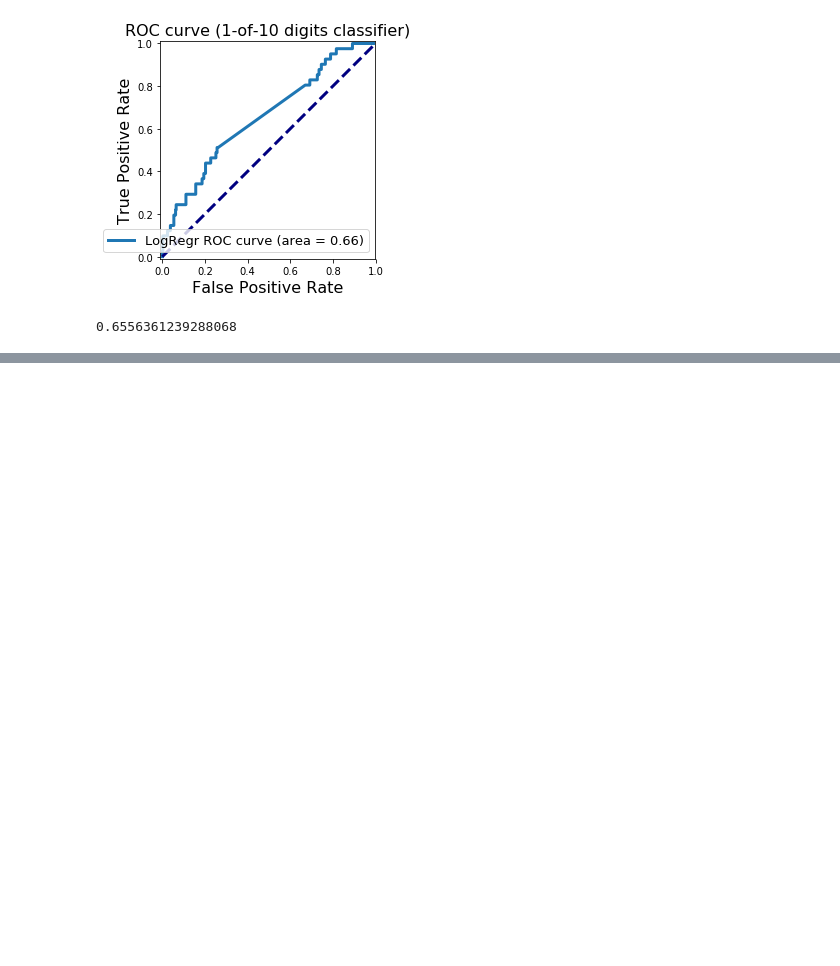
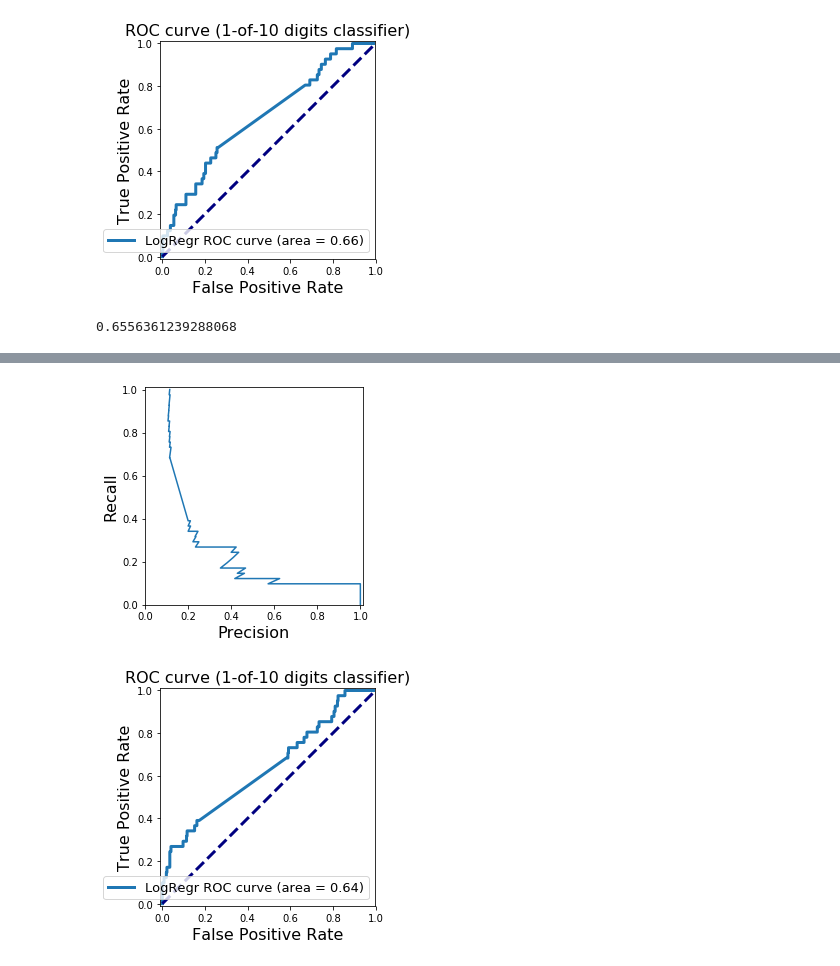
Before and after one commit to NCBI-Codeathons/NOVEL-CLINICAL-PREDICTION-APPROACHES-TO-MANAGING-CARE-FOR-ACUTE-PULMONARY-EMBOLISM-PATIENTS, a Jupyter notebook: PLian_share.ipynb, the cells around one changed output, grey strips where cells are left out. Saved outputs shown, nothing was run; the diff lists cells and outputs as text; code cells hidden in the pictures; blank space fills up the shorter version.

```diff
--- a/PLian_share.ipynb
+++ b/PLian_share.ipynb
@@ -249,0 +393,29 @@ roc_auc
+# %%
+import matplotlib.pyplot as plt
+#print(precision, recall, thresholds)
+#print(fpr, tpr, _ )
+
+plt.figure()
+plt.xlim([0.0, 1.01])
+plt.ylim([0.0, 1.01])
+plt.plot(precision, recall, label='Precision-Recall Curve')
+#plt.plot(closest_zero_p, closest_zero_r, 'o', markersize = 12, fillstyle = 'none', c='r', mew=3)
+plt.xlabel('Precision', fontsize=16)
+plt.ylabel('Recall', fontsize=16)
+plt.axes().set_aspect('equal')
+plt.show()
+
+plt.figure()
+plt.xlim([-0.01, 1.00])
+plt.ylim([-0.01, 1.01])
+plt.plot(fpr, tpr, lw=3, label='LogRegr ROC curve (area = {:0.2f})'.format(roc_auc))
+plt.xlabel('False Positive Rate', fontsize=16)
+plt.ylabel('True Positive Rate', fontsize=16)
+plt.title('ROC curve (1-of-10 digits classifier)', fontsize=16)
+plt.legend(loc='lower right', fontsize=13)
+plt.plot([0, 1], [0, 1], color='navy', lw=3, linestyle='--')
+plt.axes().set_aspect('equal')
+plt.show()
+# %% [output]
+[figure, added]
+[figure, added]
```
Also changed, not shown: parts of 3 cells of this notebook.
